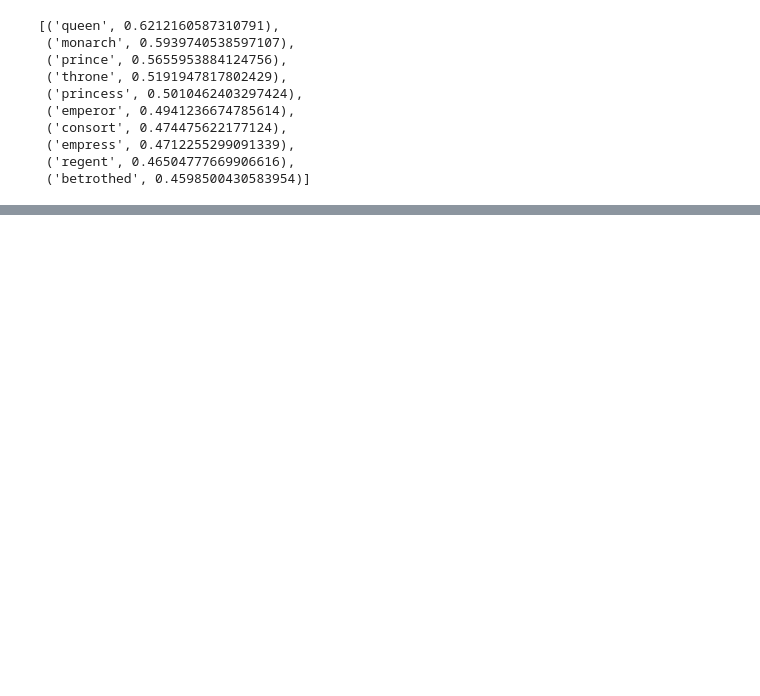
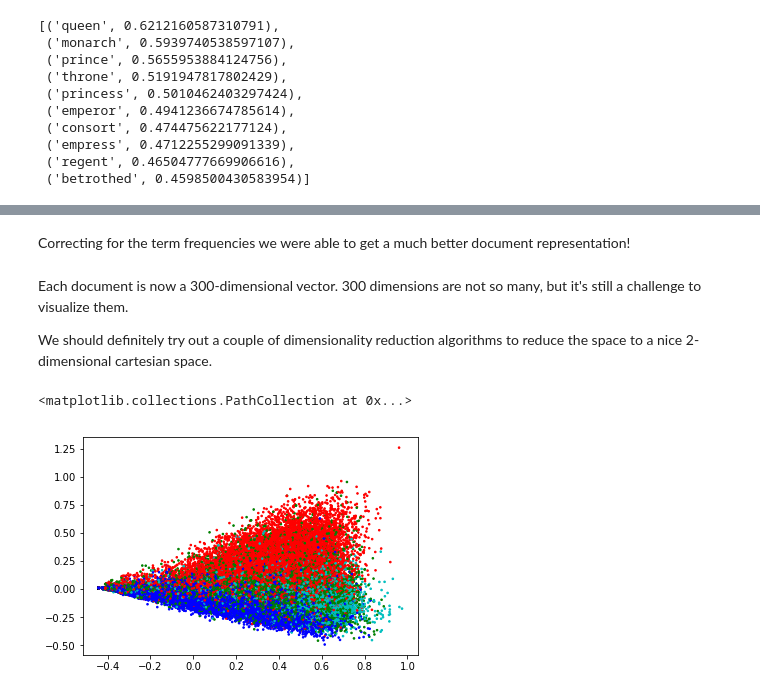
Before and after one commit to hershaw/hackathon-5-prep-private, a Jupyter notebook: word2vec.ipynb, the cells around one changed output, grey strips where cells are left out. Cells and saved outputs as stored; diff of their text form; code cells hidden in the pictures; blank space fills up the shorter version.

Commit message:
Adds explanations to word2vec notebook

```diff
--- a/word2vec.ipynb
+++ b/word2vec.ipynb
@@ -113,0 +128,9 @@ array(['b', 't', 'e', 'm'], dtype=object)
+# %%
+# Extract document tokens
+
+tokenizer = tfidf.build_tokenizer()
+
+documents = train_df
+tokens = [[word for word in tokenizer(document)] for document in documents['title']]
+
+tokens[0]
@@ -113,0 +195,5 @@ array(['b', 't', 'e', 'm'], dtype=object)
+# %%
+tfidf = TfidfVectorizer(preprocessor=lambda x: x)
+tfidf.fit(train_df['title'])
+
+tfidf_dictionary = {w: tfidf.idf_[i] for w, i in tfidf.vocabulary_.items()}
@@ -113,0 +202,3 @@ array(['b', 't', 'e', 'm'], dtype=object)
+# %%
+weights = [[tfidf_dictionary[token] for token in sequence] for sequence in tokens]
+weighted_vectors = np.array([np.average(vectors[i], weights=weights[i], axis=0) for i in range(0, len(documents))])
@@ -113,0 +218,19 @@ array(['b', 't', 'e', 'm'], dtype=object)
+# %% [markdown]
+Correcting for the term frequencies we were able to get a much better document representation!
+# %% [markdown]
+Each document is now a 300-dimensional vector. 300 dimensions are not so many, but it's still a challenge to visualize them.
+
+We should definitely try out a couple of dimensionality reduction algorithms to reduce the space to a nice 2-dimensional cartesian space.
+# %%
+labels = documents['category']
+
+color_map = {'b':'r', 't':'g', 'e':'b', 'm':'c'}
+colors = [color_map[label] for label in labels]
+size = [10 for i in range(len(labels))]
+# %%
+reduced_data = PCA(n_components=2).fit_transform(weighted_vectors)
+
+plt.scatter(reduced_data[:,0], reduced_data[:,1], marker='.', c=colors, s=size)
+# %% [output]
+<matplotlib.collections.PathCollection at 0x...>
+[figure, added]
```
Also changed, not shown: parts of 43 cells of this notebook, 1 other file.
